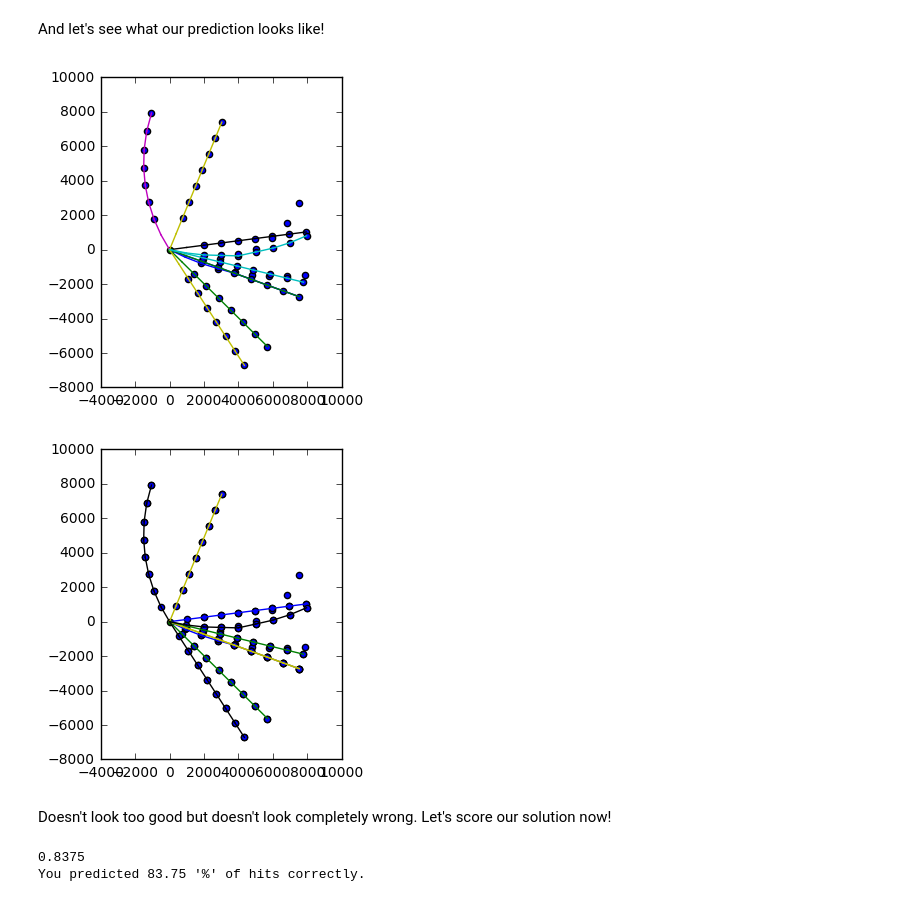
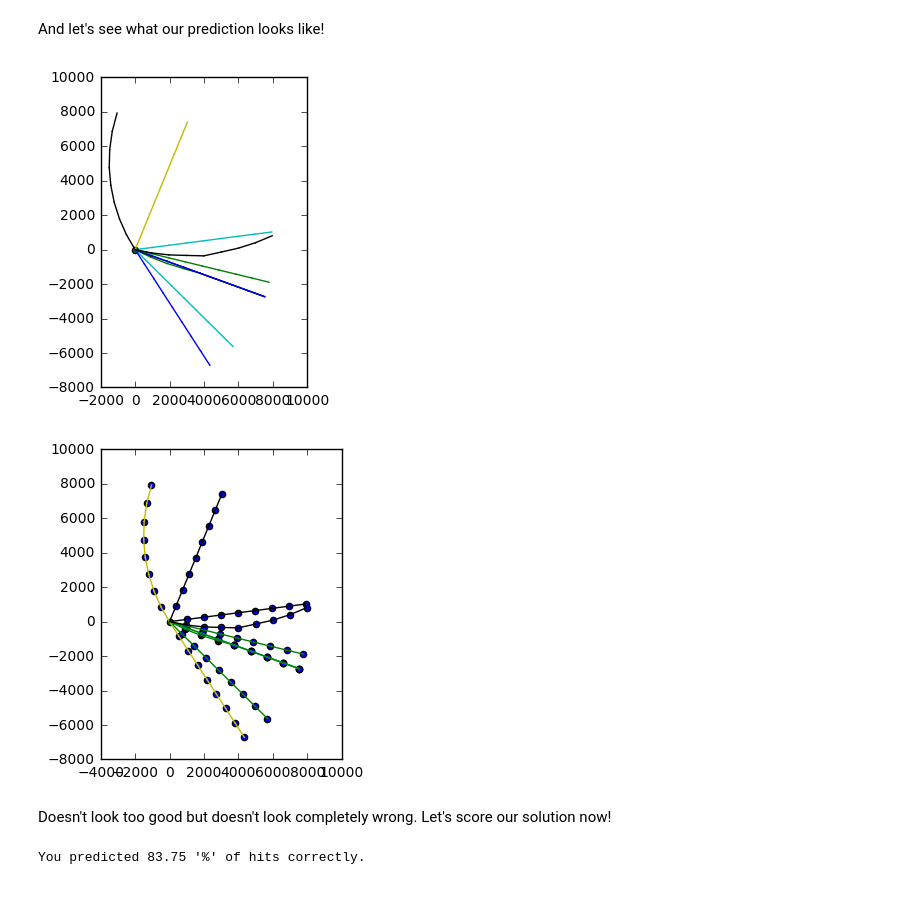
Before and after one commit to LAL/TrackMLRamp, a Jupyter notebook: README.ipynb, the cells around one changed output. Drawn from its saved outputs; the diff is of its cells as text; code cells hidden in the pictures.

Commit message:
updated README.ipynb, fixed predictParticles in particleController.py, other bug fixes

```diff
--- a/README.ipynb
+++ b/README.ipynb
@@ -92,0 +92,12 @@ cont.plotParticle_hits()
+# %%
+cont.clearController()
+import time
+start = time.time()
+cont.createParticles(10000) #generate 10000 particles
+print "10000 particles generated in", time.time() - start, "seconds"
+
+for i in range(1000, 8001, 1000): cont.addDetector(i) #need to add detectors for the hit to collide with
+
+start = time.time()
+cont.computeallHits() #comupte all hits (8*)
+print "hits for 10000 particles and 8 detectors generated in", time.time() - start, "seconds"
@@ -151,18 +165,18 @@ cont.printSoln()
 # %% [markdown]
 And let's see what our prediction looks like!
 # %%
+cont.clearPlot()
 cont.plotParticle_joins()
 # %% [output]
-[figure, old version]
+[figure, new version]
 # %%
-cont.plotParticle_hits()
+cont.plotallHits()
 # %% [output]
-[figure, old version]
+[figure, new version]
 # %% [markdown]
 Doesn't look too good but doesn't look completely wrong. Let's score our solution now!
 # %%
 cont.moveHits()
 cont.scoreSoln('particle_valid_soln.txt')
 # %% [output]
-0.8375
 You predicted 83.75 '%' of hits correctly.
```
Also changed, not shown: parts of 11 cells of this notebook, 3 other files.
